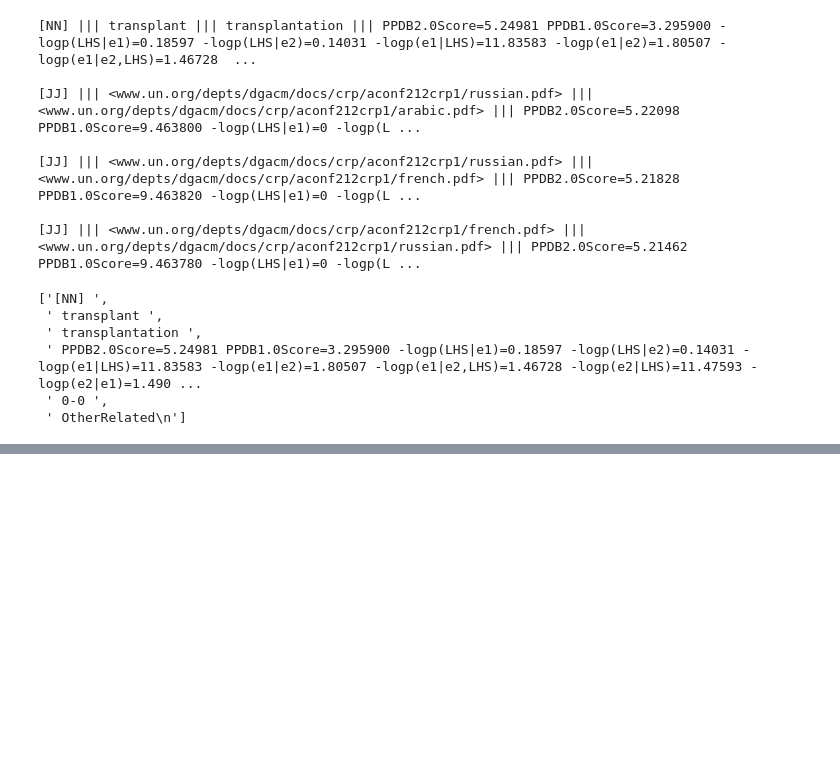
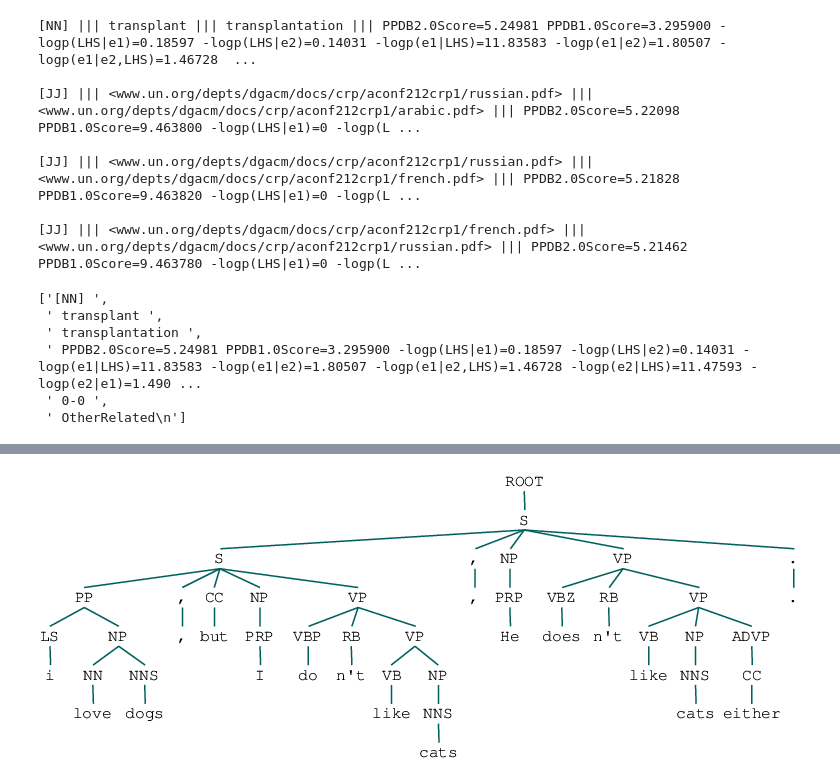
Before and after one commit to richardsun-voyager/SA-Sent, a Jupyter notebook: data_handler.ipynb, the cells around one changed output, grey strips where cells are left out. Drawn from its saved outputs; the diff is of its cells as text; code cells hidden in the pictures; blank space fills up the shorter version.

```diff
--- a/data_handler.ipynb
+++ b/data_handler.ipynb
@@ -474,3 +526,9 @@ line.split('|||')
  ' PPDB2.0Score=5.24981 PPDB1.0Score=3.295900 -logp(LHS|e1)=0.18597 -logp(LHS|e2)=0.14031 -logp(e1|LHS)=11.83583 -logp(e1|e2)=1.80507 -logp(e1|e2,LHS)=1.46728 -logp(e2|LHS)=11.47593 -logp(e2|e1)=1.490 ...
  ' 0-0 ',
  ' OtherRelated\n']
+# %%
+from stanfordcorenlp import StanfordCoreNLP
+nlp = StanfordCoreNLP(r'../data/stanford-corenlp-full-2018-02-27')
+# %%
+text = "i love dogs, but I don't like cats,He doesn't like cats either."
+nlp.word_tokenize(text)
@@ -476,0 +554,8 @@ line.split('|||')
+# %%
+from nltk.tree import Tree
+document = nlp.parse(text)
+parsed_sent = Tree.fromstring(document)
+# %%
+parsed_sent
+# %% [output]
+[figure, added]
```
Also changed, not shown: parts of 39 cells of this notebook, 5 other files.
